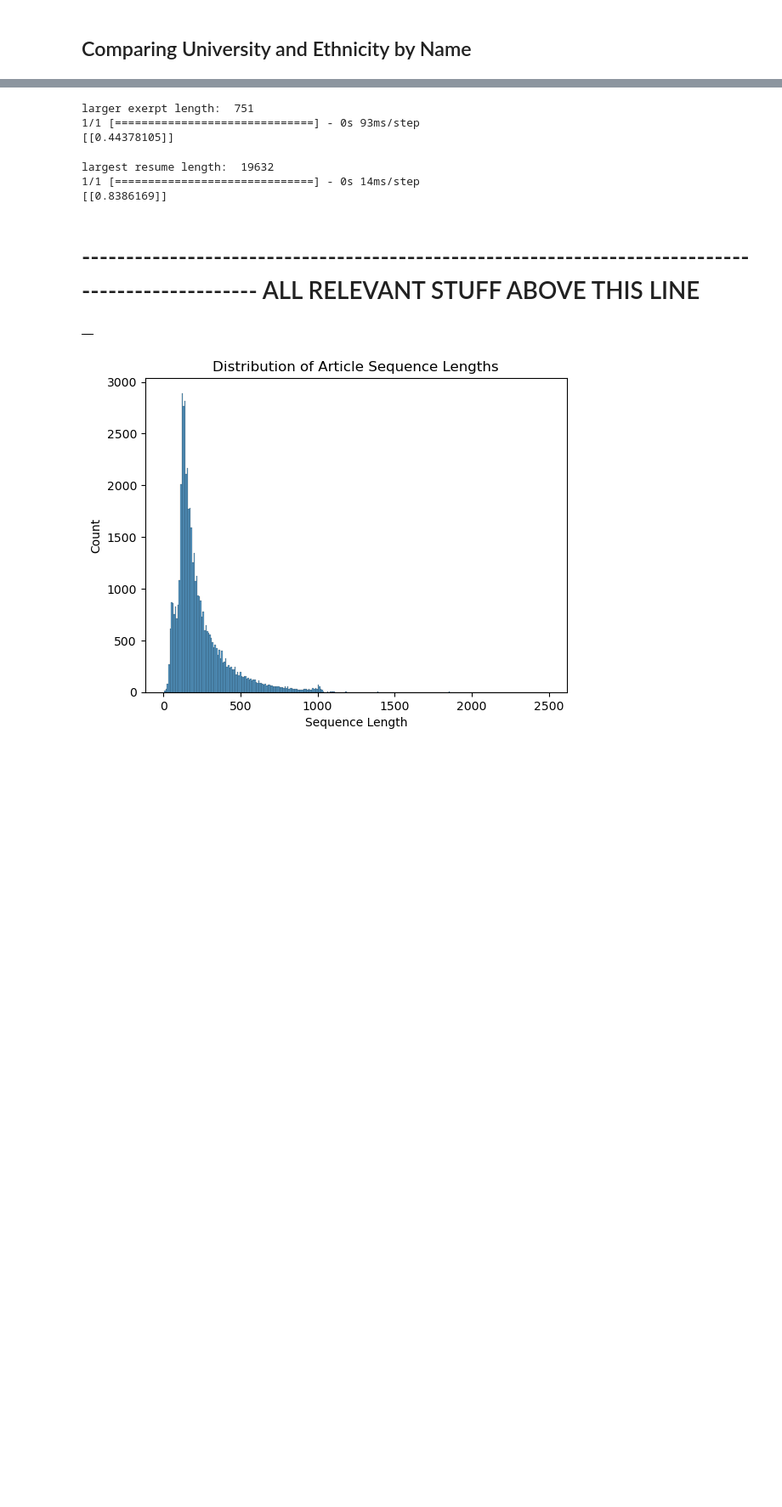
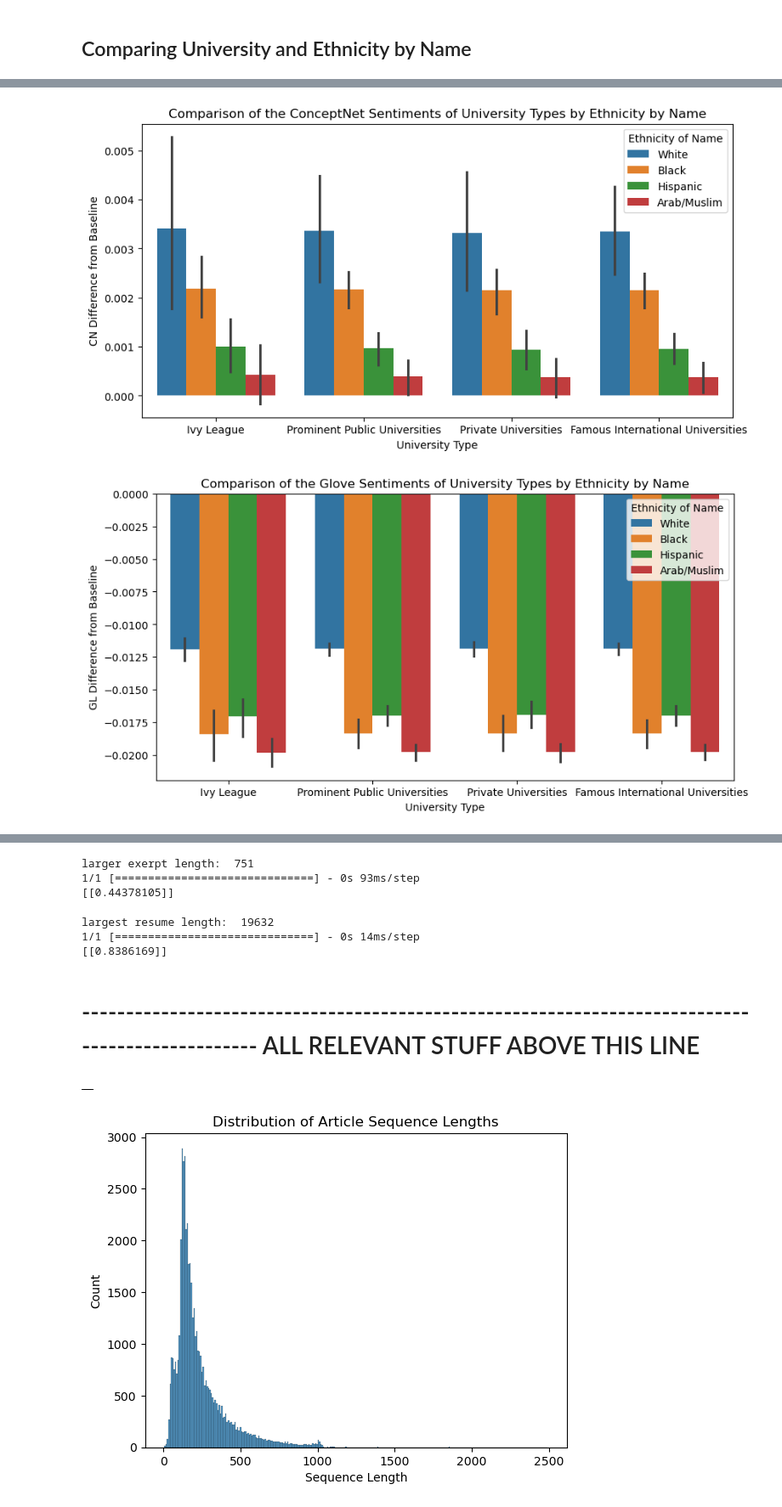
Before and after one commit to lattiric/ML_NN_Final_Proj, a Jupyter notebook: labRick_01.ipynb, the cells around one changed output, grey strips where cells are left out. Shown: that part at 85% size. Saved outputs shown, nothing was run; the diff lists cells and outputs as text; code cells hidden in the pictures; blank space fills up the shorter version.

Commit message:
Finished comparisons between universities and ethnicites by name and created final file to start to compile

```diff
--- a/labRick_01.ipynb
+++ b/labRick_01.ipynb
@@ -754,12 +762,16 @@ univ example sent GloVe:  [[0.86331517]] univ example sent ConceptNet:  [[0.8344
 # %% [markdown]
 ## Comparing University and Ethnicity by Name
 # %%
-columns = ['Entry ID', 'University Type', 'Ethnicity of Name', 'ConceptNet Sentiment', 'Glove Sentiment']
-
+columns = ['Entry ID', 'University Type', 'Ethnicity of Name', 'ConceptNet Sentiment', 'Glove Sentiment', 'CN Difference from Baseline', 'GL Difference from Baseline']
 university_ethnicity_comparisons_df = pd.DataFrame(columns=columns)
 
 index = 0
-base_sentence = " goes to "
+base_sentence = " is an Engineering Technician with an extensive troubleshooting, repair, and installation background. Thorough knowledge of Electrical, Mechanical, Pneumatic and computer systems. Self-starter who quickly masters new skills and systems. Attends "
+
+base_univ_exerpt = "Engineering Technician with an extensive troubleshooting, repair, and installation background. Thorough knowledge of Electrical, Mechanical, Pneumatic and computer systems. Self-starter who quickly masters new skills and systems."
+base_sent_univ_gl = gloveModelMoreDropout.predict(pad_sequences(tokenizer.texts_to_sequences([base_univ_exerpt]), maxlen=MAX_ART_LEN), verbose=0)
+base_sent_univ_cn = conceptNetModelMoreDropout.predict(pad_sequences(tokenizer.texts_to_sequences([base_univ_exerpt]), maxlen=MAX_ART_LEN), verbose=0)
+
 # get every university univeristy type
 for university_type in UNIVERSITIES_BY_TYPE:
 
@@ -776,7 +788,15 @@ for university_type in UNIVERSITIES_BY_TYPE:
                 comparison_sent_pred_CN = conceptNetModelMoreDropout.predict(comparison_sentence, verbose = 0)
                 comparison_sent_pred_GL = gloveModelMoreDropout.predict(comparison_sentence, verbose=0)
 
-                comparison_entry = pd.DataFrame['Entry ID':index, 'University Type':university_type, 'Ethnicity of Name':ethnicity, 'ConceptNet Sentiment':comparison_sent_pred_CN, 'Glove Sentiment':comparison_sent_pred_GL]
+                comparison_entry = pd.DataFrame({'Entry ID':[index],
+                                                 'University Type':[university_type],
+                                                 'Ethnicity of Name':[ethnicity],
+                                                 'ConceptNet Sentiment':[comparison_sent_pred_CN[0][0]],
+                                                 'Glove Sentiment':[comparison_sent_pred_GL[0][0]],
+                                                 'CN Difference from Baseline':[base_sent_univ_cn[0][0] - comparison_sent_pred_CN[0][0]],
+                                                 'GL Difference from Baseline':[base_sent_univ_gl[0][0] - comparison_sent_pred_GL[0][0]]})
                 university_ethnicity_comparisons_df = pd.concat([university_ethnicity_comparisons_df, comparison_entry], ignore_index = False)
 
                 index = index+1
+
+university_ethnicity_comparisons_df
@@ -783,15 +817,20 @@ for university_type in UNIVERSITIES_BY_TYPE:
 # %%
+plt.figure(figsize = (10, 5))
 sns.barplot(data=sentiment_difference_df,
             x=university_ethnicity_comparisons_df['University Type'],
-            y=university_ethnicity_comparisons_df['ConceptNet Sentiment'],
+            y=university_ethnicity_comparisons_df['CN Difference from Baseline'],
             hue=university_ethnicity_comparisons_df['Ethnicity of Name'])
 plt.title("Comparison of the ConceptNet Sentiments of University Types by Ethnicity by Name")
 plt.show()
 
+plt.figure(figsize = (10, 5))
 sns.barplot(data=sentiment_difference_df,
             x=university_ethnicity_comparisons_df['University Type'],
-            y=university_ethnicity_comparisons_df['Glove Sentiment'],
+            y=university_ethnicity_comparisons_df['GL Difference from Baseline'],
             hue=university_ethnicity_comparisons_df['Ethnicity of Name'])
 plt.title("Comparison of the Glove Sentiments of University Types by Ethnicity by Name")
 plt.show()
+# %% [output]
+[figure, added]
+[figure, added]
 # %%
```
Also changed, not shown: parts of 13 cells of this notebook, 3 other files.
